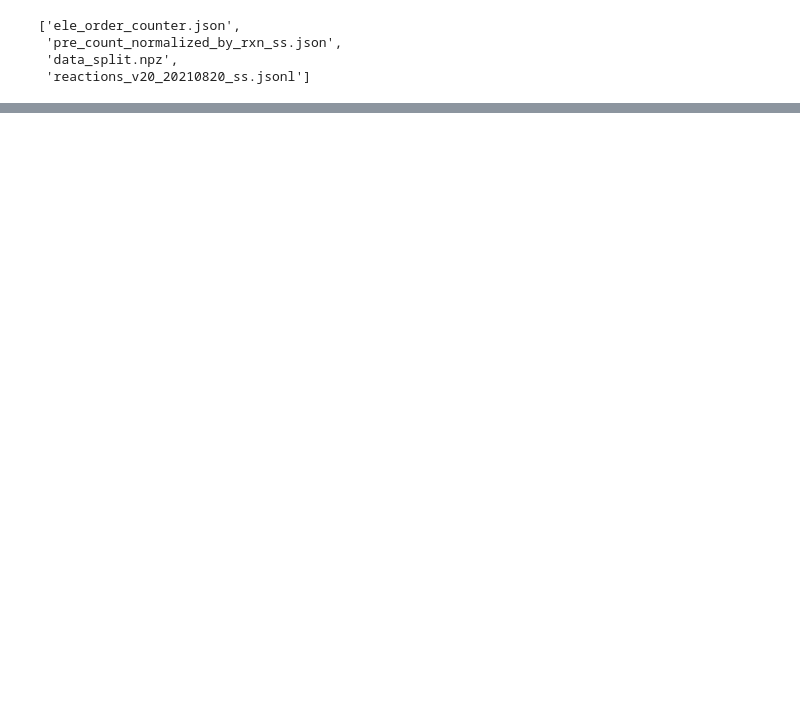
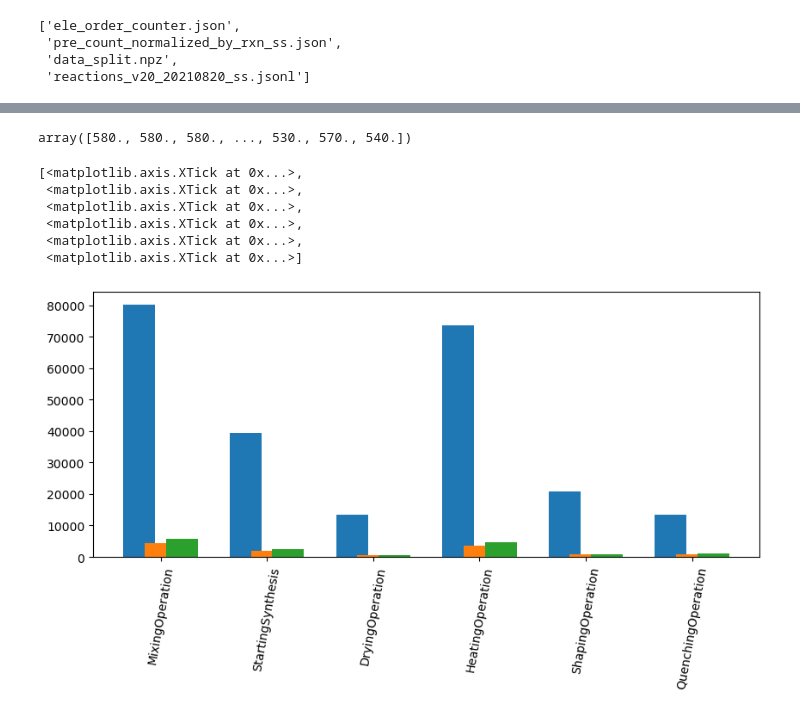
Before and after one commit to git-jhyang/inorganic_synthesis, a Jupyter notebook: notebooks/dataset.ipynb, the cells around one changed output, grey strips where cells are left out. Saved outputs shown, nothing was run; the diff lists cells and outputs as text; code cells hidden in the pictures; blank space fills up the shorter version.

```diff
--- a/notebooks/dataset.ipynb
+++ b/notebooks/dataset.ipynb
@@ -42,0 +314,21 @@ npz['test_reactions'][100]
+# %%
+np.hstack([np.hstack(_v) for _v in v if len(_v) > 0])
+# %% [output]
+array([580., 580., 580., ..., 530., 570., 540.])
+# %%
+import matplotlib.pyplot as plt
+f, ax = plt.subplots(1,1,figsize=(10,4))
+vals = np.array(list(op_typs.values()))
+keys = np.array(list(op_typs.keys()))
+
+for i in range(3):
+    ax.bar(np.arange(len(keys)) + (i-1) * 0.2, vals.T[i], width=0.3)
+ax.set_xticks(np.arange(len(keys)), labels=keys, rotation=80)
+# %% [output]
+[<matplotlib.axis.XTick at 0x...>,
+ <matplotlib.axis.XTick at 0x...>,
+ <matplotlib.axis.XTick at 0x...>,
+ <matplotlib.axis.XTick at 0x...>,
+ <matplotlib.axis.XTick at 0x...>,
+ <matplotlib.axis.XTick at 0x...>]
+[figure, added]
```
Also changed, not shown: parts of 22 cells of this notebook, 2 other files.
